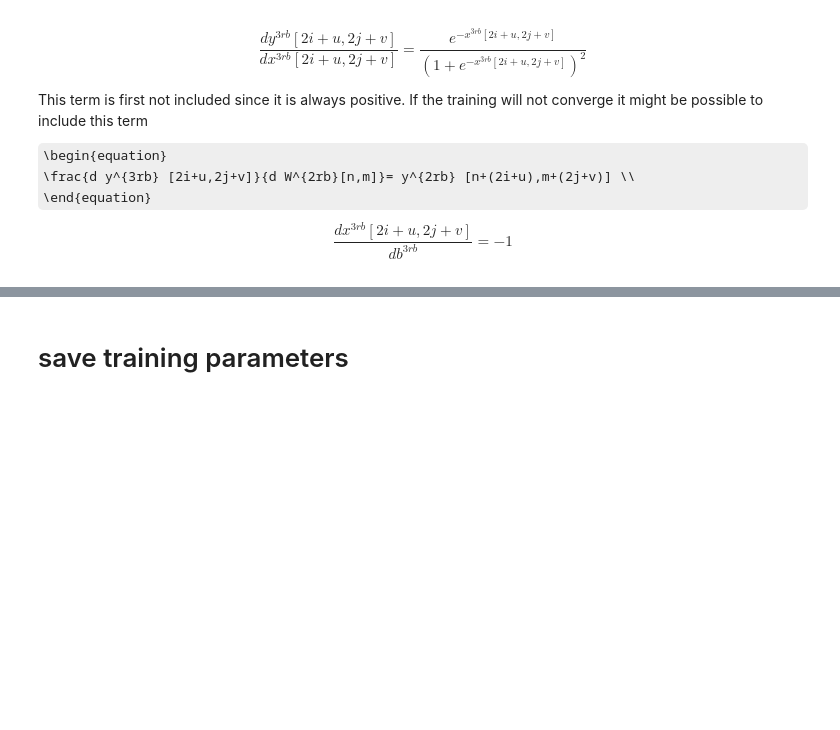
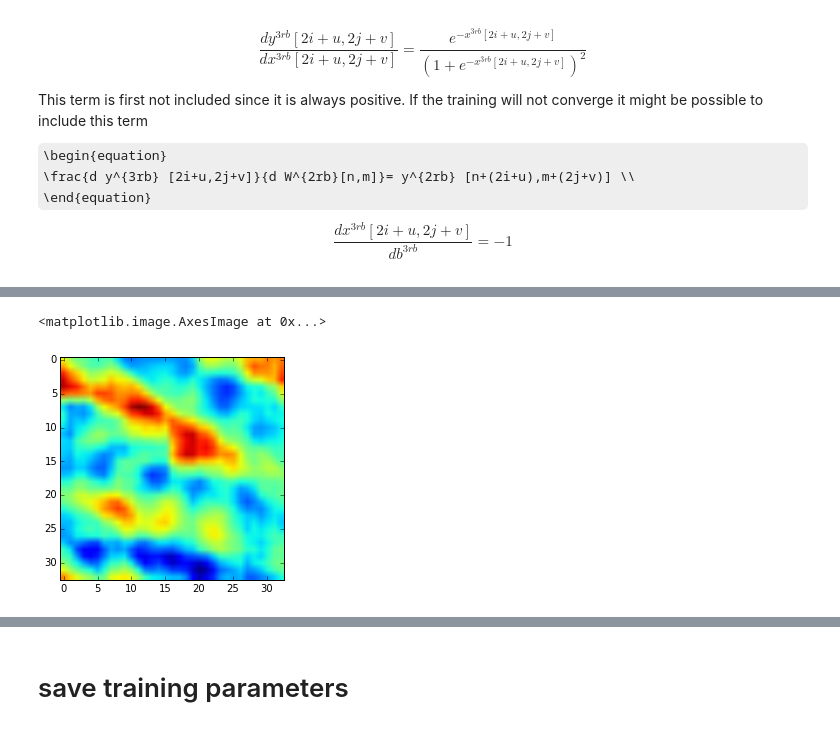
Before and after one commit to HKCaesar/Satellite-Image-Classifier, a Jupyter notebook: code/CNN/CNN3-BP-Michiel_3.ipynb, the cells around one changed output, grey strips where cells are left out. Saved outputs shown, nothing was run; the diff lists cells and outputs as text; code cells hidden in the pictures; some formulas as TeX source; blank space fills up the shorter version.

```diff
--- a/code/CNN/CNN3-BP-Michiel_3.ipynb
+++ b/code/CNN/CNN3-BP-Michiel_3.ipynb
@@ -421,3 +412,8 @@ array([ 0.06108515,  0.05243465,  0.05998152])
+# %%
+plt.imshow(H1[0])
+# %% [output]
+<matplotlib.image.AxesImage at 0x...>
+[figure, added]
 # %%
 plt.figure(figsize=(8,8))
 for i in range(0,len(C1)):
```
Also changed, not shown: parts of 12 cells of this notebook.
